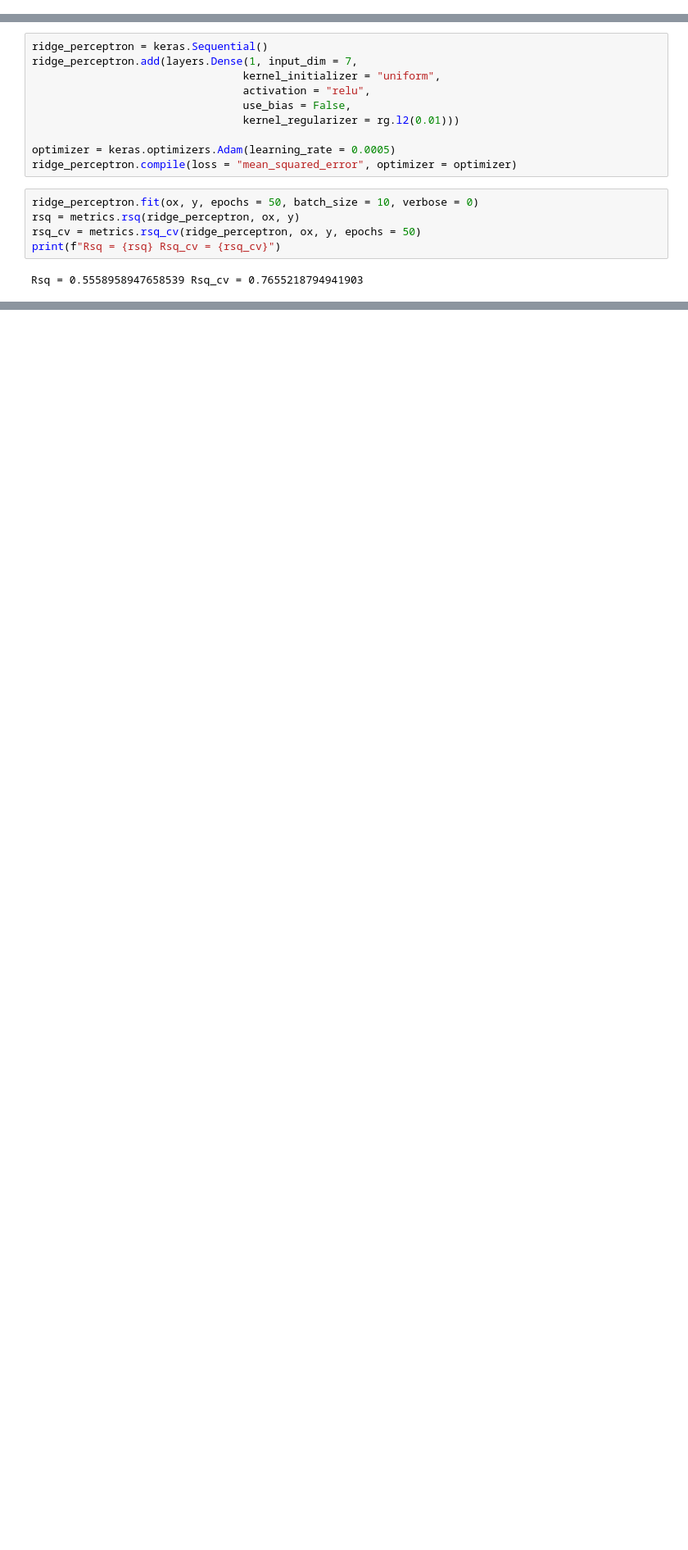
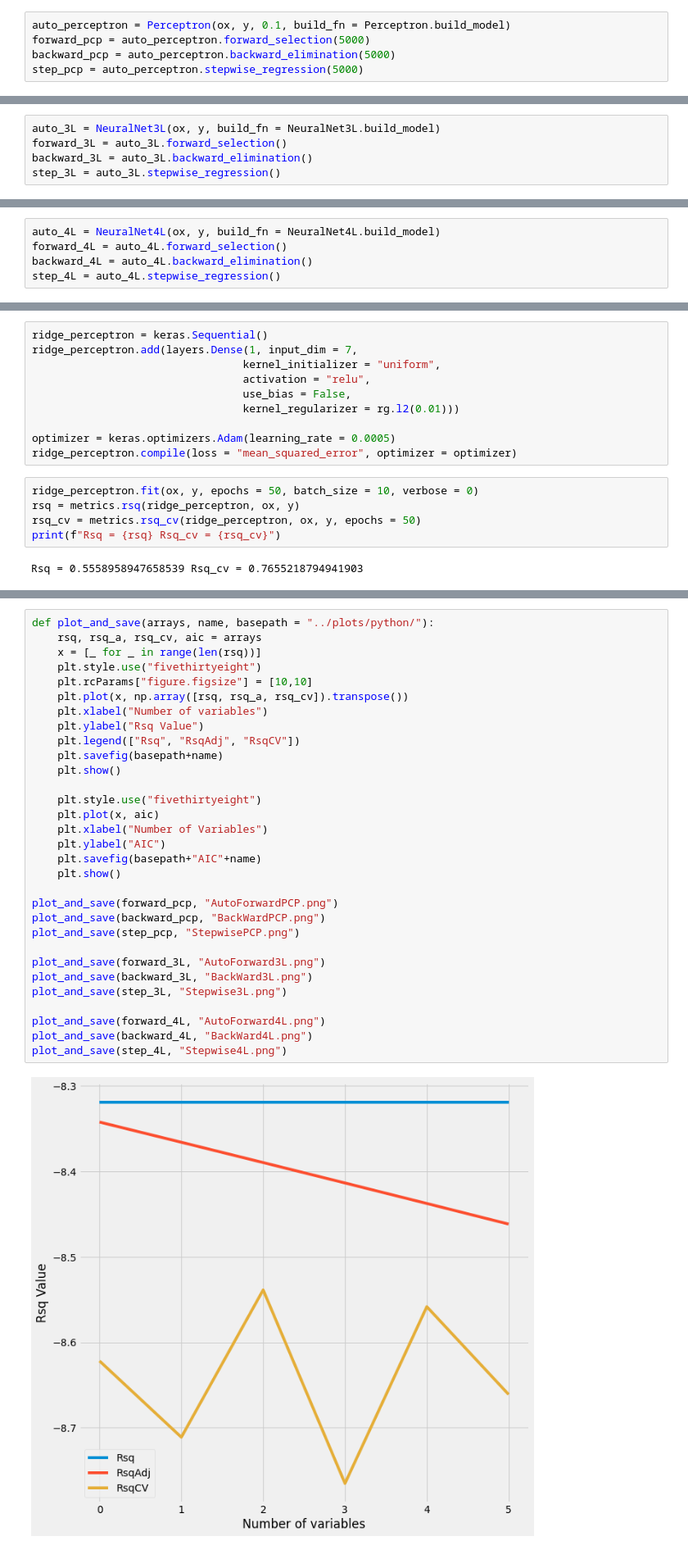
Before and after one commit to Data-Science-II/Project2-Ayush-Faisal-Brandon, a Jupyter notebook: python/AutoMPG.ipynb, the cells around one changed output, grey strips where cells are left out. Shown: that part at 82% size. Cells and saved outputs as stored; diff of their text form; blank space fills up the shorter version.

Commit message:
Finished AutoMPG Plots

```diff
--- a/python/AutoMPG.ipynb
+++ b/python/AutoMPG.ipynb
@@ -15,3 +15,8 @@ auto.fillna(auto.mean())
 x = auto[auto.columns[1:7]].to_numpy()
 ox = np.insert(x, 0, 1.0, axis = 1)
 y = auto[auto.columns[0]].to_numpy()
+# %%
+auto_perceptron = Perceptron(ox, y, 0.1, build_fn = Perceptron.build_model)
+forward_pcp = auto_perceptron.forward_selection(5000)
+backward_pcp = auto_perceptron.backward_elimination(5000)
+step_pcp = auto_perceptron.stepwise_regression(5000)
@@ -17,0 +41,5 @@ y = auto[auto.columns[0]].to_numpy()
+# %%
+auto_3L = NeuralNet3L(ox, y, build_fn = NeuralNet3L.build_model)
+forward_3L = auto_3L.forward_selection()
+backward_3L = auto_3L.backward_elimination()
+step_3L = auto_3L.stepwise_regression()
@@ -17,0 +64,5 @@ y = auto[auto.columns[0]].to_numpy()
+# %%
+auto_4L = NeuralNet4L(ox, y, build_fn = NeuralNet4L.build_model)
+forward_4L = auto_4L.forward_selection()
+backward_4L = auto_4L.backward_elimination()
+step_4L = auto_4L.stepwise_regression()
@@ -114,0 +104,33 @@ _________________________________________________________________
+# %%
+def plot_and_save(arrays, name, basepath = "../plots/python/"):
+    rsq, rsq_a, rsq_cv, aic = arrays
+    x = [_ for _ in range(len(rsq))]
+    plt.style.use("fivethirtyeight")
+    plt.rcParams["figure.figsize"] = [10,10]
+    plt.plot(x, np.array([rsq, rsq_a, rsq_cv]).transpose())
+    plt.xlabel("Number of variables")
+    plt.ylabel("Rsq Value")
+    plt.legend(["Rsq", "RsqAdj", "RsqCV"])
+    plt.savefig(basepath+name)
+    plt.show()
+
+    plt.style.use("fivethirtyeight")
+    plt.plot(x, aic)
+    plt.xlabel("Number of Variables")
+    plt.ylabel("AIC")
+    plt.savefig(basepath+"AIC"+name)
+    plt.show()
+
+plot_and_save(forward_pcp, "AutoForwardPCP.png")
+plot_and_save(backward_pcp, "BackWardPCP.png")
+plot_and_save(step_pcp, "StepwisePCP.png")
+
+plot_and_save(forward_3L, "AutoForward3L.png")
+plot_and_save(backward_3L, "BackWard3L.png")
+plot_and_save(step_3L, "Stepwise3L.png")
+
+plot_and_save(forward_4L, "AutoForward4L.png")
+plot_and_save(backward_4L, "BackWard4L.png")
+plot_and_save(step_4L, "Stepwise4L.png")
+# %% [output]
+[figure, added]
```
Also changed, not shown: parts of 6 cells of this notebook, 20 other files.
